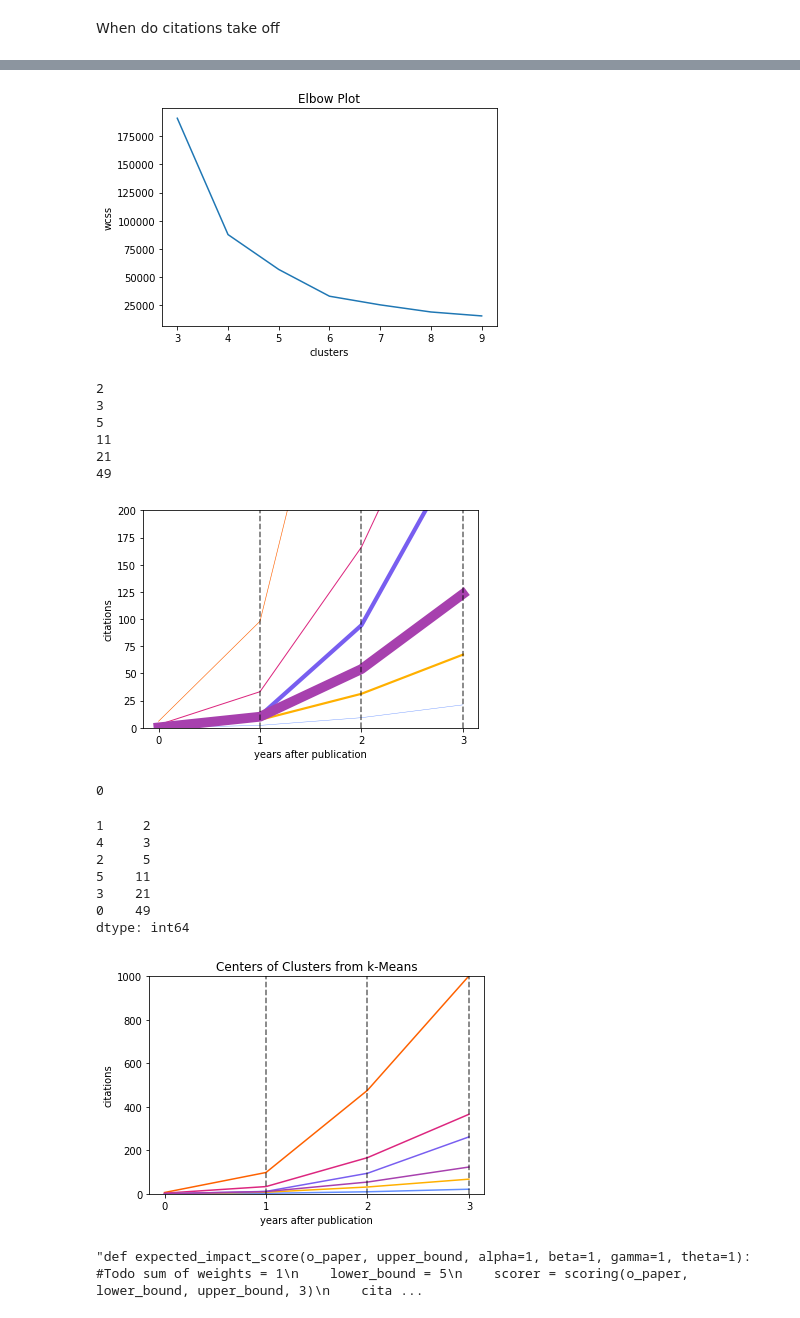
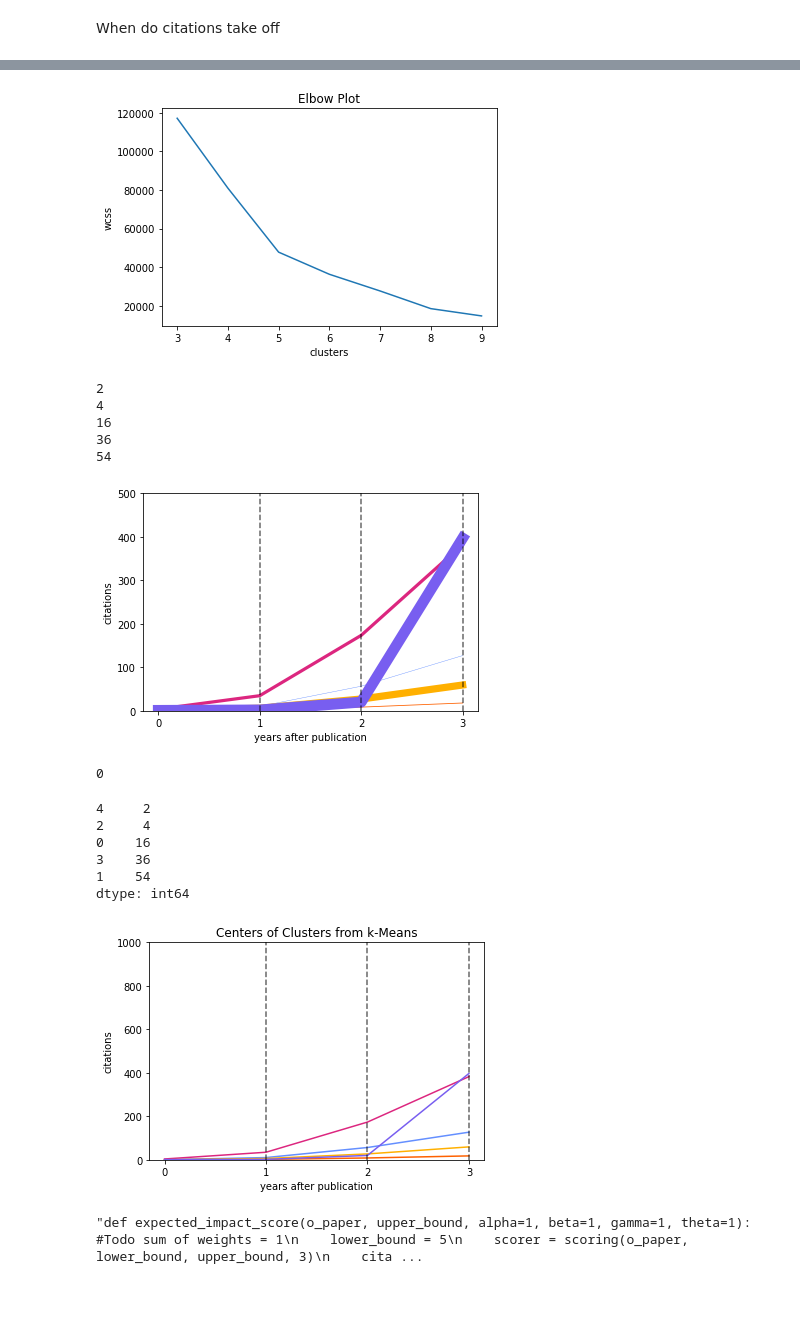
Before and after one commit to daniel-bogdoll/ad_datasets_influence, a Jupyter notebook: analysis.ipynb, the cells around one changed output, grey strips where cells are left out. Drawn from its saved outputs; the diff is of its cells as text; code cells hidden in the pictures.

```diff
--- a/analysis.ipynb
+++ b/analysis.ipynb
@@ -95,15 +100,17 @@ class scoring:
 When do citations take off
 # %%
 def citation_timeline_array(retrieved_data):
-    array = np.zeros([len(retrieved_data), 15])
+    """Columns are years, rows datasets. column 0 is year prior to publication. column 1 year of pub. etc. entries are #citations that year"""
+    array = np.zeros([len(retrieved_data), 16])
     names = []
     for paper_idx, paper in enumerate(tqdm(retrieved_data)):
         names.append(paper['id'])
         if 'paperInfo' in retrieved_data[paper_idx].keys() and 'year' in retrieved_data[paper_idx]['paperInfo'].keys():
             array_idx = 0
-            for impact_year in range(-1, 2022-retrieved_data[paper_idx]['paperInfo']['year'], 1):
+            for impact_year in range(-1, 2022-retrieved_data[paper_idx]['paperInfo']['year']+1, 1):
+                # iterates from 1 year prior to publication until today. e.g. kitti pub in 2012 2011-2022 -> last entry column 9
                 scorer = scoring(paper, 200, 0, impact_year)
-                #print(impact_year, scorer.just_citations())
+                print(impact_year, scorer.just_citations())
                 array[paper_idx][array_idx] = scorer.just_citations()
                 array_idx += 1
     return array, names
@@ -120,6 +144,6 @@ array([[  1.,   7.,  89., ...,   0.,   0.,   0.],
 # %%
 data = array
-data = np.delete(data, np.s_[-11:], axis=1)
+data = np.delete(data, np.s_[-12:], axis=1)
 df = pd.DataFrame(data).set_axis(name)#
 for column in range(df.shape[1]):
     if column >= 3:
@@ -145,37 +198,36 @@ plt.ylabel('wcss')
 plt.show()
 #choose last bend
 # %% [output]
-[figure, old version]
+[figure, new version]
 # %%
-kmeans = KMeans(n_clusters=6, random_state=0).fit(data)
+kmeans = KMeans(n_clusters=5, random_state=0).fit(data)
 clusters = kmeans.cluster_centers_
 colors = ['#648fff', '#fe6100', '#dc267f', '#ffb000', '#785ef0', '#A740AE']
 labels = pd.Series(kmeans.labels_)
 labels = labels.value_counts(ascending=True)
 for label, cluster in enumerate(clusters):
     plt.plot([*range(0, cluster.shape[0])], cluster, alpha=1, label=label, color=colors[label] ,lw=labels.iloc[label]/5)
     print(labels.iloc[label])
-y_lim = 200
+y_lim = 500
 plt.ylim(0, y_lim)
 plt.vlines(1, 0, y_lim, colors='black', linestyles='dashed', alpha=0.6)
 plt.vlines(2, 0, y_lim, colors='black', linestyles='dashed', alpha=0.6)
 plt.vlines(3, 0, y_lim, colors='black', linestyles='dashed', alpha=0.6)
 plt.xticks([*range(0, cluster.shape[0])])
 plt.ylabel('citations')
 plt.xlabel('years after publication')
 #plt.title('Centers of Clusters from k-Means')
 plt.savefig('citations_clustering.pdf', bbox_inches='tight')
 #plt.legend()
 #plt.hlines(50, 0, 5, linestyles='dashed', color='black')
 plt.show()
 # %% [output]
 2
-3
-5
-11
-21
-49
+4
+16
+36
+54
-[figure, old version]
+[figure, new version]
 # %%
 np.lexsort((kmeans.cluster_centers_[:,-1]))
 # %% [output]
@@ -184,12 +236,11 @@ np.lexsort((kmeans.cluster_centers_[:,-1]))
 labels = pd.Series(kmeans.labels_)
 labels.value_counts(ascending=True)
 # %% [output]
-1     2
-4     3
-2     5
-5    11
-3    21
-0    49
+4     2
+2     4
+0    16
+3    36
+1    54
 dtype: int64
 # %%
 colors = ['#648fff', '#fe6100', '#dc267f', '#ffb000', '#785ef0', '#A740AE']
@@ -208,7 +259,7 @@ plt.savefig('citations_clustering_1000.svg')
 #plt.hlines(50, 0, 5, linestyles='dashed', color='black')
 plt.show()
 # %% [output]
-[figure, old version]
+[figure, new version]
 # %%
 def calc_h_score(citations):
     if citations:
```
Also changed, not shown: parts of 32 cells of this notebook.
